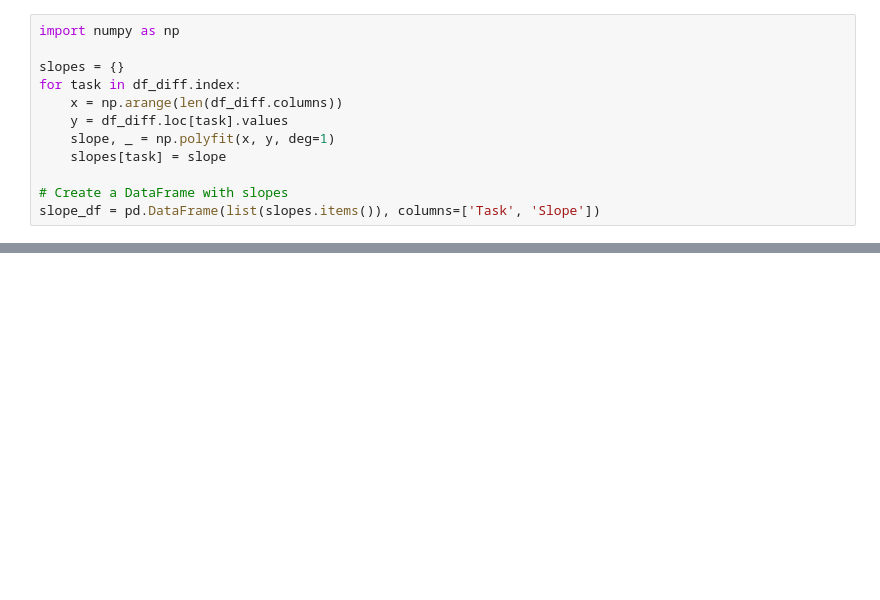
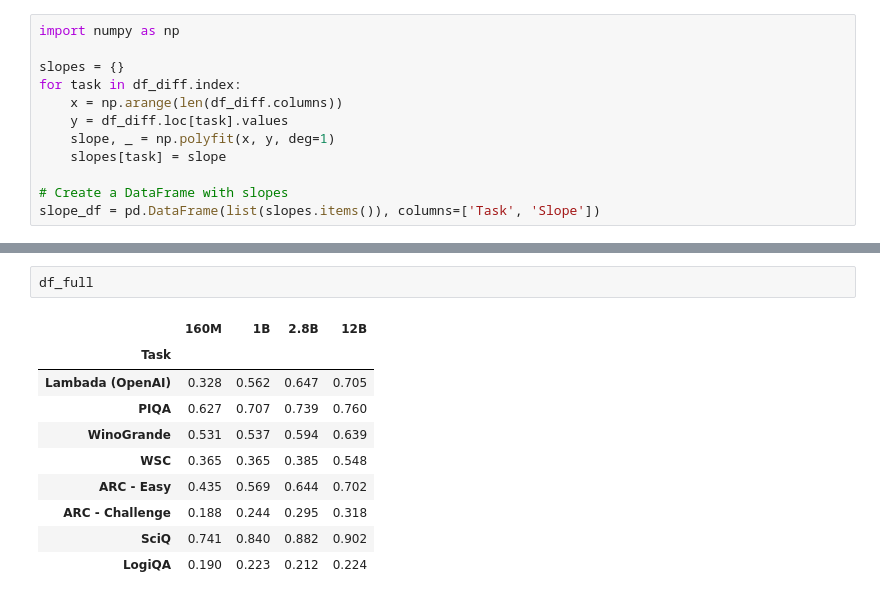
Before and after one commit to rokosbasilisk/weak-to-strong, a Jupyter notebook: eda/eda.ipynb, the cells around one changed output, grey strips where cells are left out. Cells and saved outputs as stored; diff of their text form; blank space fills up the shorter version.

```diff
--- a/eda/eda.ipynb
+++ b/eda/eda.ipynb
@@ -68,0 +62,13 @@ slope_df.sort_values(by='Slope',ascending=False)
+# %%
+df_full
+# %% [output]
+|  | 160M | 1B | 2.8B | 12B |
+| Task |  |  |  |  |
+| Lambada (OpenAI) | 0.328 | 0.562 | 0.647 | 0.705 |
+| PIQA | 0.627 | 0.707 | 0.739 | 0.760 |
+| WinoGrande | 0.531 | 0.537 | 0.594 | 0.639 |
+| WSC | 0.365 | 0.365 | 0.385 | 0.548 |
+| ARC - Easy | 0.435 | 0.569 | 0.644 | 0.702 |
+| ARC - Challenge | 0.188 | 0.244 | 0.295 | 0.318 |
+| SciQ | 0.741 | 0.840 | 0.882 | 0.902 |
+| LogiQA | 0.190 | 0.223 | 0.212 | 0.224 |
```
Also changed, not shown: parts of 7 cells of this notebook.
